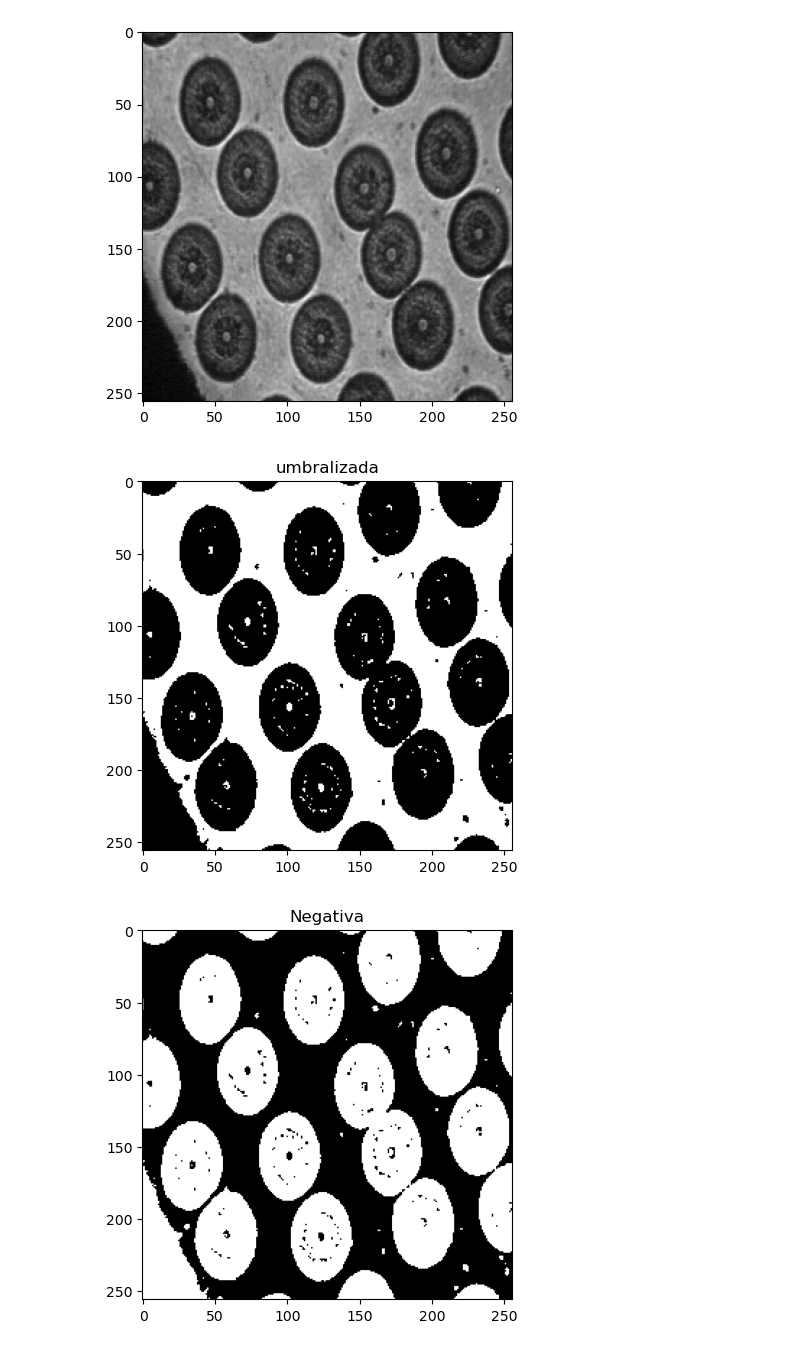
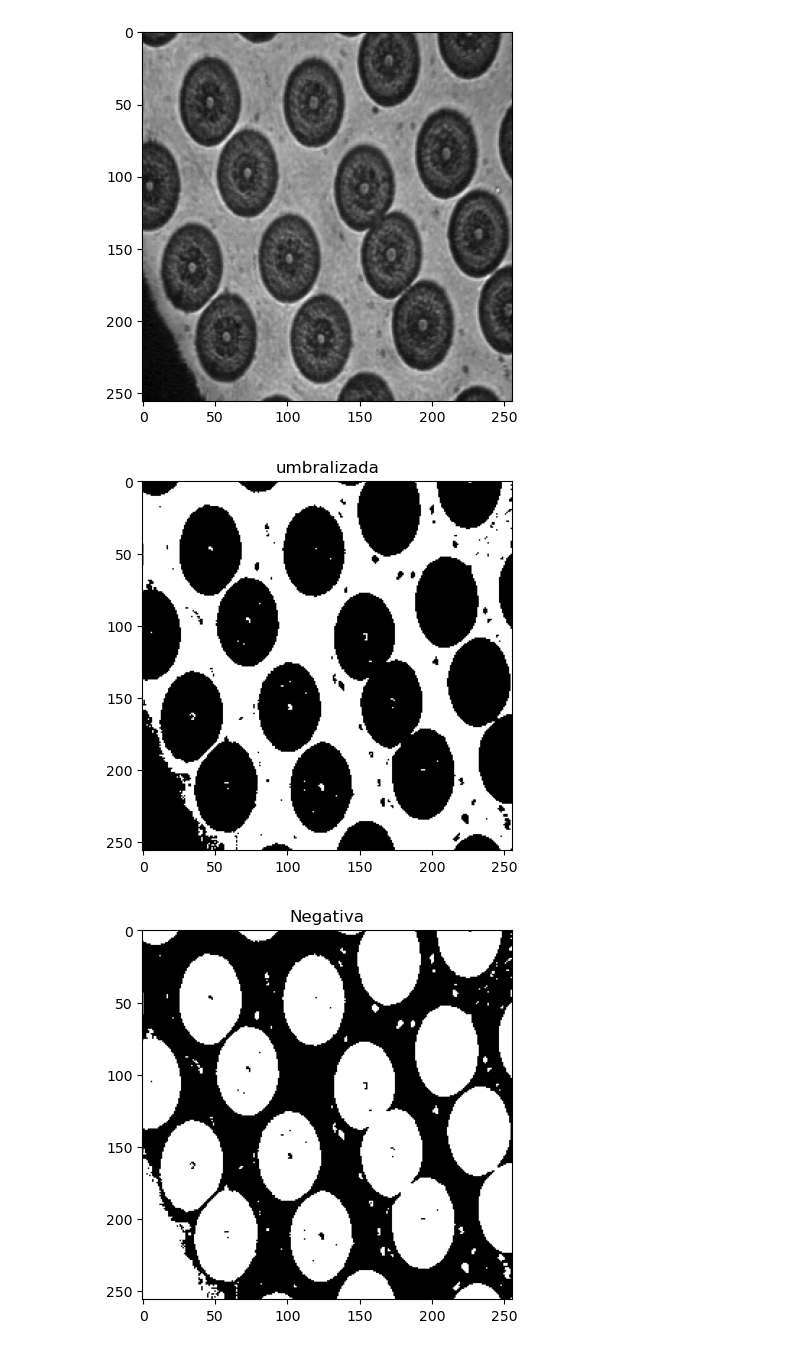
Before and after one commit to GabrielGomez9898/imagenes_vision, a Jupyter notebook: taller_6/etiquetado_objetos.ipynb, the cells around one changed output. Saved outputs shown, nothing was run; the diff lists cells and outputs as text; code cells hidden in the pictures.

```diff
--- a/taller_6/etiquetado_objetos.ipynb
+++ b/taller_6/etiquetado_objetos.ipynb
@@ -11,22 +11,22 @@ plt.show()
 # %%
 #Umbralice esta imagen de forma tal que las células del fondo sean separadas (umbral entre 55 y 70), y calcule su negativo.
 
 #Umbralizar
-retval, umbralizada = cv2.threshold(image, 60, 255, cv2.THRESH_BINARY)
+retval, umbralizada = cv2.threshold(image, 67, 255, cv2.THRESH_BINARY)
 
 plt.imshow(umbralizada, cmap="gray")
 plt.title("umbralizada")
 plt.show()
 
 #Calcular negativo
 negativo = cv2.bitwise_not(umbralizada)
 
 plt.imshow(negativo, cmap="gray")
 plt.title("Negativa")
 plt.show()
 # %% [output]
-[figure, old version]
+[figure, new version]
-[figure, old version]
+[figure, new version]
 # %%
 #Con una máscara en cruz de 3x3, haga dilataciones para rellenar los huecos al interior de las células.
 import numpy as np
```
Also changed, not shown: parts of 3 cells of this notebook.
